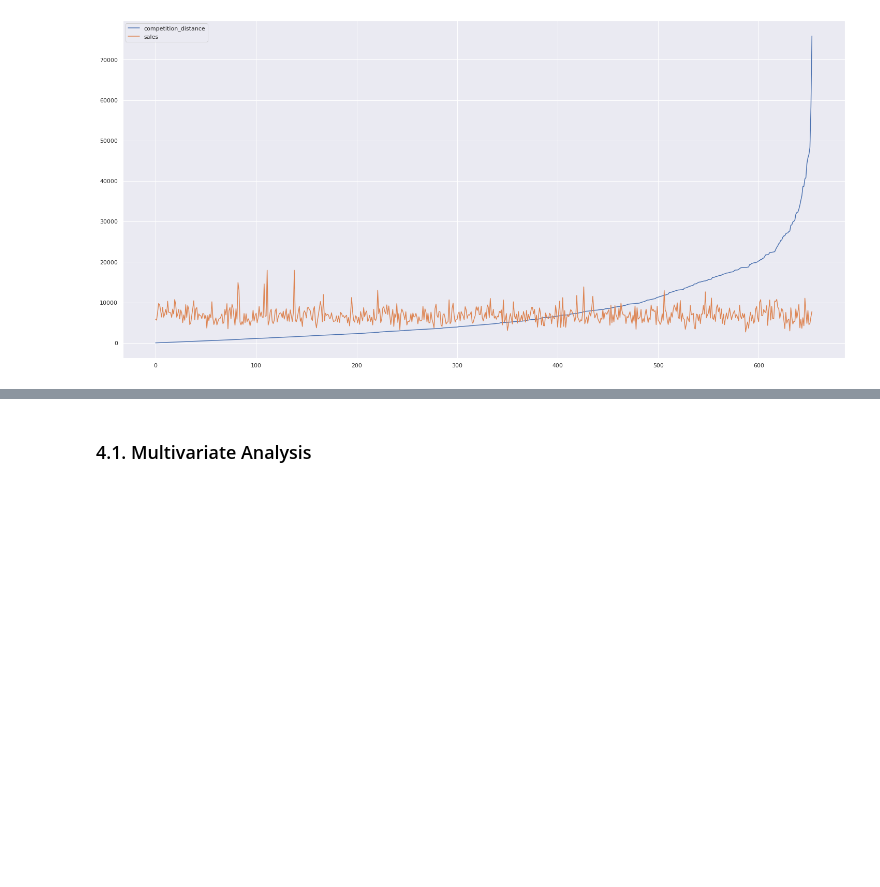
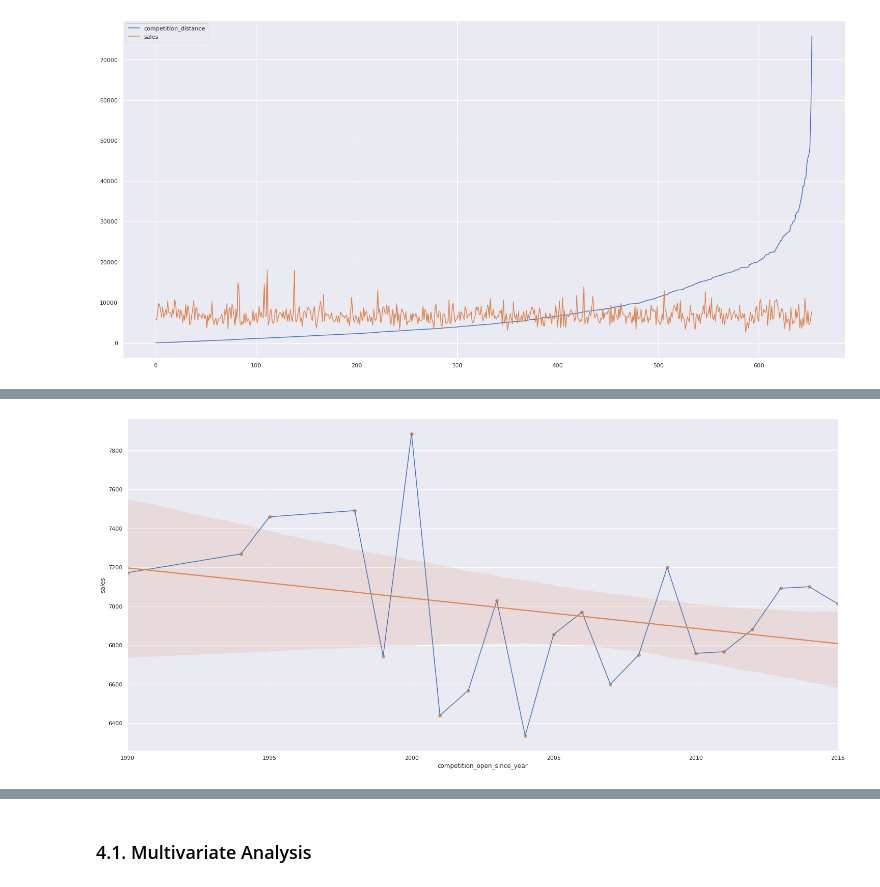
Before and after one commit to diegopmayer/rossman_sales_forecast, a Jupyter notebook: exploratory_data_analysis.ipynb, the cells around one changed output, grey strips where cells are left out. Drawn from its saved outputs; the diff is of its cells as text; code cells hidden in the pictures; blank space fills up the shorter version.

```diff
--- a/exploratory_data_analysis.ipynb
+++ b/exploratory_data_analysis.ipynb
@@ -831,0 +892,6 @@ com_dist_mean[com_dist_mean['competition_distance'] < 80000].plot();
+# %%
+aux_year_1972 = aux_year[['competition_open_since_year', 'sales']][aux_year['competition_open_since_year'] >= 1972]
+sns.lineplot(x='competition_open_since_year', y='sales', data=aux_year_1972);
+sns.regplot(x='competition_open_since_year', y='sales', data=aux_year_1972);
+# %% [output]
+[figure, added]
```
Also changed, not shown: parts of 19 cells of this notebook.
